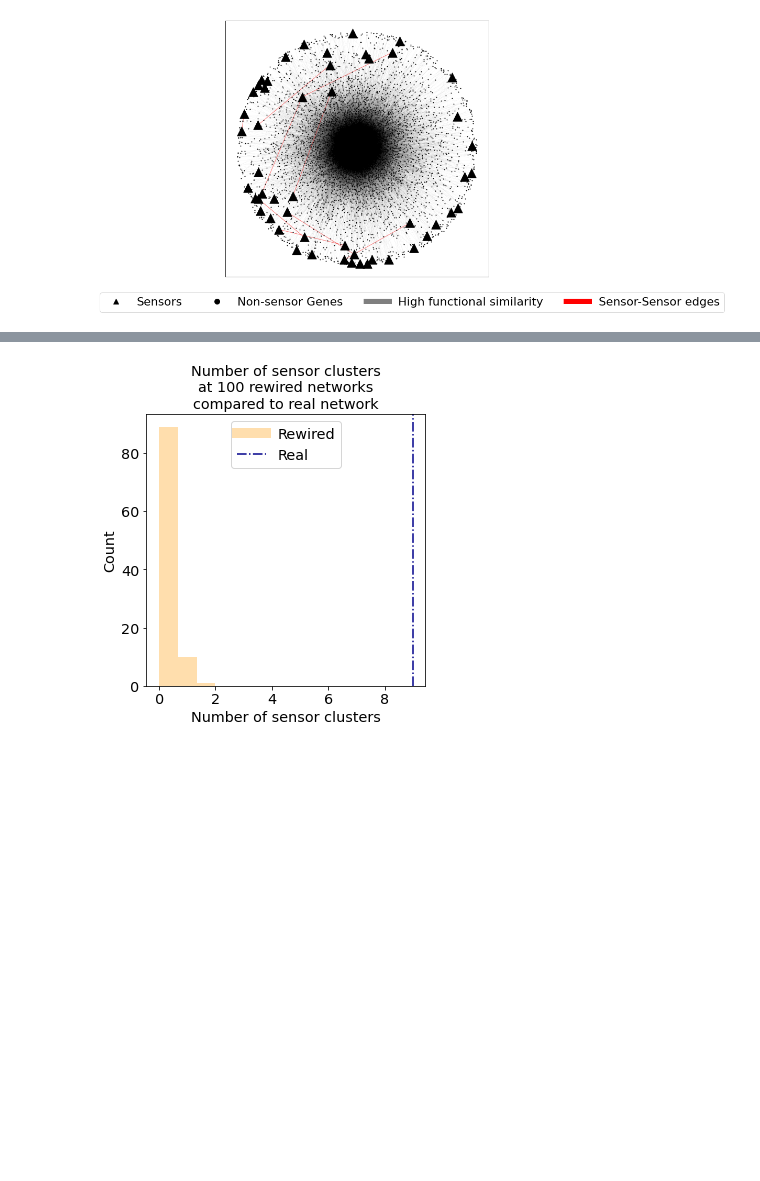
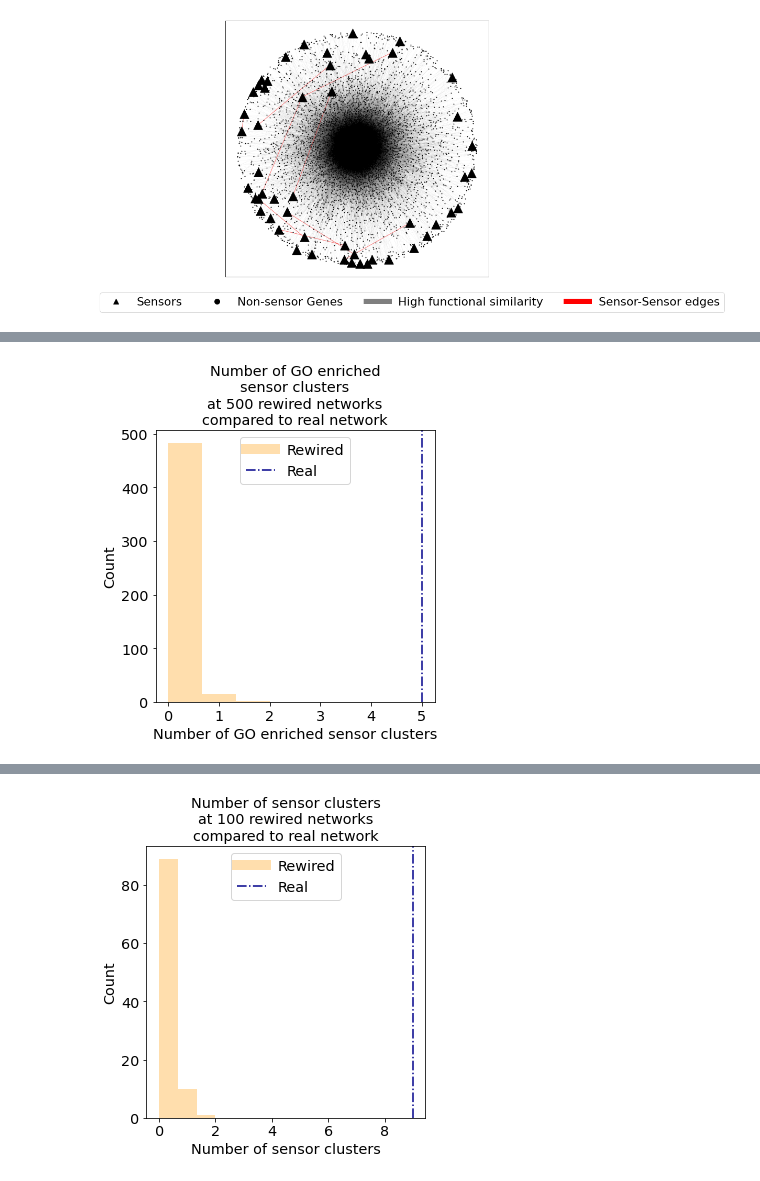
Before and after one commit to oacar/enm_package, a Jupyter notebook: notebooks/05-Rewired-network-sensors.ipynb, the cells around one changed output, grey strips where cells are left out. Cells and saved outputs as stored; diff of their text form; code cells hidden in the pictures; blank space fills up the shorter version.

```diff
--- a/notebooks/05-Rewired-network-sensors.ipynb
+++ b/notebooks/05-Rewired-network-sensors.ipynb
@@ -435,0 +364,15 @@ res2 = [i.sensors_df.dropna(subset=['go_group']).go_group.nunique() for i in e_p
+# %%
+fig, ax =plt.subplots(figsize=(5,5))
+ax.hist(sensors_df_rew.groupby('level_0')['go_group'].nunique(),3,color='navajowhite')
+ax.set_xlabel('Number of GO enriched sensor clusters')
+ax.set_ylabel('Count')
+ax.set_title('Number of GO enriched\nsensor clusters\nat 500 rewired networks\ncompared to real network')
+ax.axvline(5,c='darkblue',linestyle='-.')
+plt.legend(handles = [
+    Line2D([0],[0],color='navajowhite',linewidth=10,label='Rewired'),
+    Line2D([0],[0],color='darkblue',linestyle='-.', label='Real')
+], loc='upper center')
+
+fig.savefig('../reports/figures/paper_figures_supp/rewired_go_sensor_count.png', bbox_inches='tight',dpi=150)
+# %% [output]
+[figure, added]
```
Also changed, not shown: parts of 35 cells of this notebook, 6 other files.
